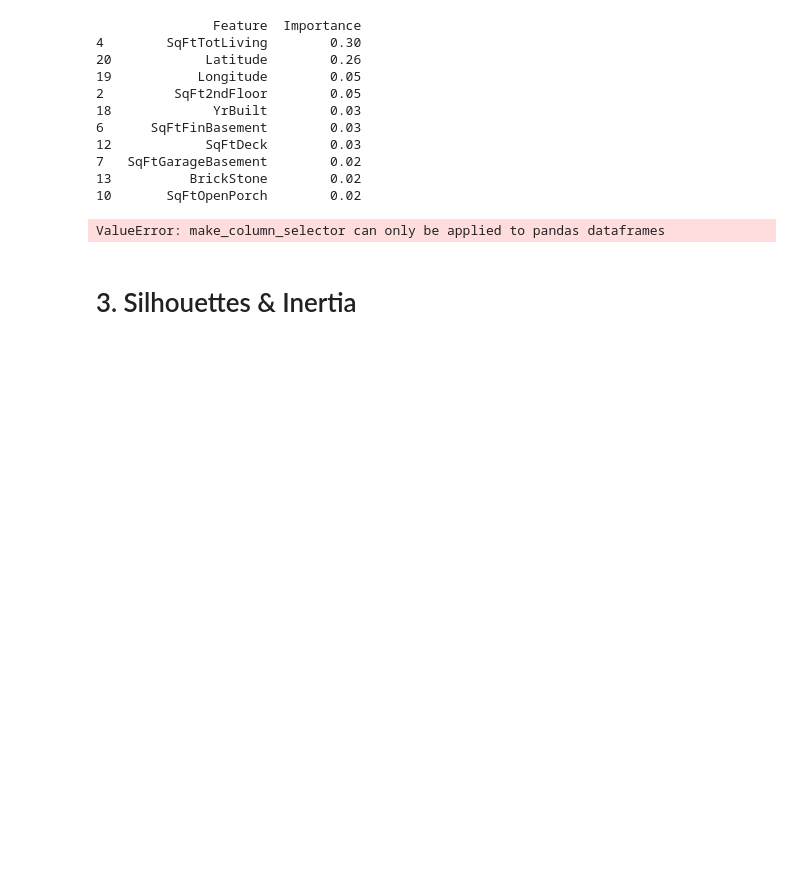
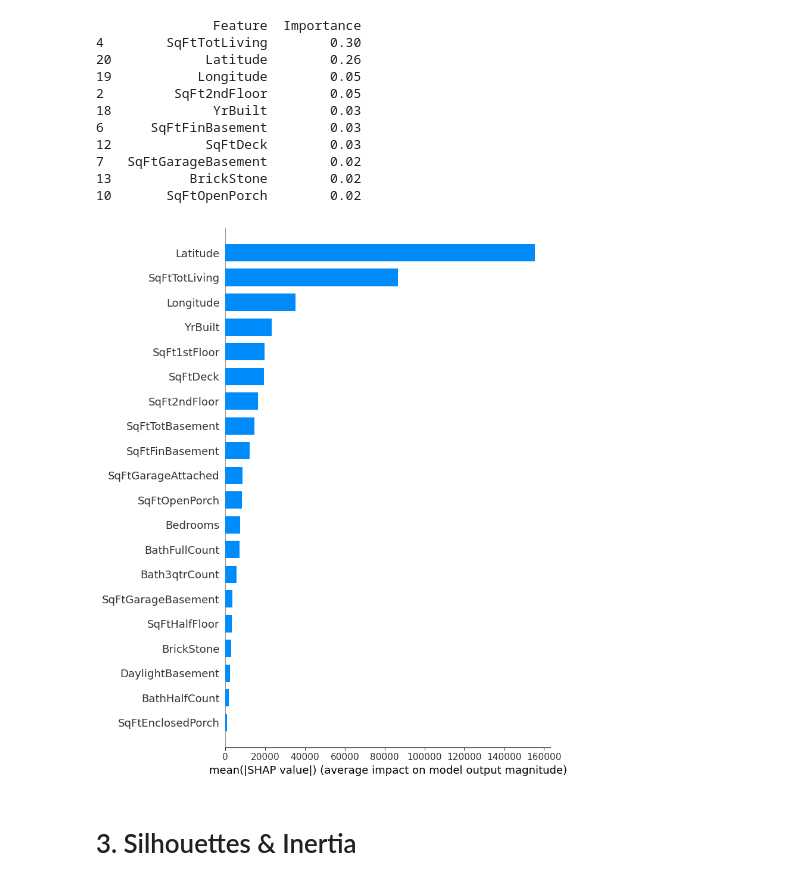
Before and after one commit to shintaronakamura28/Housing_sale_price_prediction, a Jupyter notebook: housing.ipynb, the cells around one changed output. Saved outputs shown, nothing was run; the diff lists cells and outputs as text; code cells hidden in the pictures; blank space fills up the shorter version.

Commit message:
finished shap

```diff
--- a/housing.ipynb
+++ b/housing.ipynb
@@ -714,34 +722,18 @@ def fit_pipeline(pipeline, X_train, y_train):
-# %%
-#create model pipeline
-preprocessor = create_preprocessing_pipeline()
-
-#create pipeline with preprocessor and RFC
-xgb_pipe = Pipeline(steps=[('preprocessor', preprocessor),('regressor', xgb)])
-
-fit_pipeline(xgb_pipe, X_train, y_train)
-
-xgb_pipe.fit(X_train, y_train)
-
-#extract feature names
-num_cols = make_column_selector(dtype_include='number')(X_train)
-cat_cols = make_column_selector(dtype_include='object')(X_train)
-
-numerical_feature_names = xgb_pipe.named_steps['preprocessor'].transformers_[0][1].named_steps['scaler'].get_feature_names_out(num_cols)
-categorical_feature_names = xgb_pipe.named_steps['preprocessor'].transformers_[1][1].named_steps['encoder'].get_feature_names_out(cat_cols)
-
-feature_names = list(numerical_feature_names) + list(categorical_feature_names)
-
-#instantiate the SHAP explainer
-explainer = shap.TreeExplainer(xgb_pipe.named_steps['regressor'])
-
-#compute the SHAP values
-X_test_preprocessed = xgb_pipe.named_steps['preprocessor'].transform(X_test)
-shap_values = explainer.shap_values(X_test_preprocessed)
-
-# visualie SHAP values
-shap.summary_plot(shap_values, X_test_preprocessed, feature_names=feature_names)
-# %% [output]
-ValueError: make_column_selector can only be applied to pandas dataframes
+# %%
+# Train a regression model (e.g., RandomForestRegressor)
+model = xgb
+model.fit(X_train, y_train)
+
+# Create a SHAP explainer
+explainer = shap.Explainer(model, X_train)
+
+# Calculate SHAP values
+shap_values = explainer(X_test)
+
+# Plot SHAP summary
+shap.summary_plot(shap_values, X_test, plot_type="bar", feature_names=X.columns)
+# %% [output]
+[figure, added]
 # %% [markdown]
 # 3. Silhouettes & Inertia
 # %%
```
Also changed, not shown: parts of 12 cells of this notebook.
